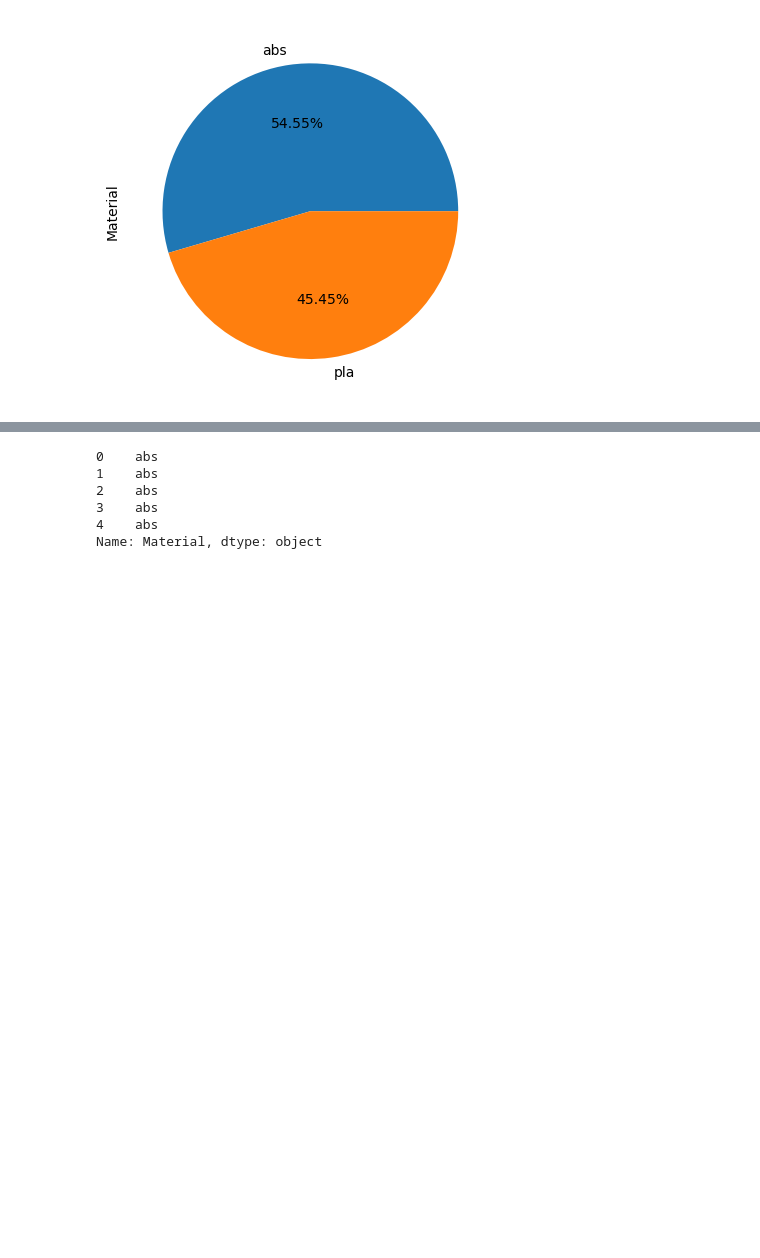
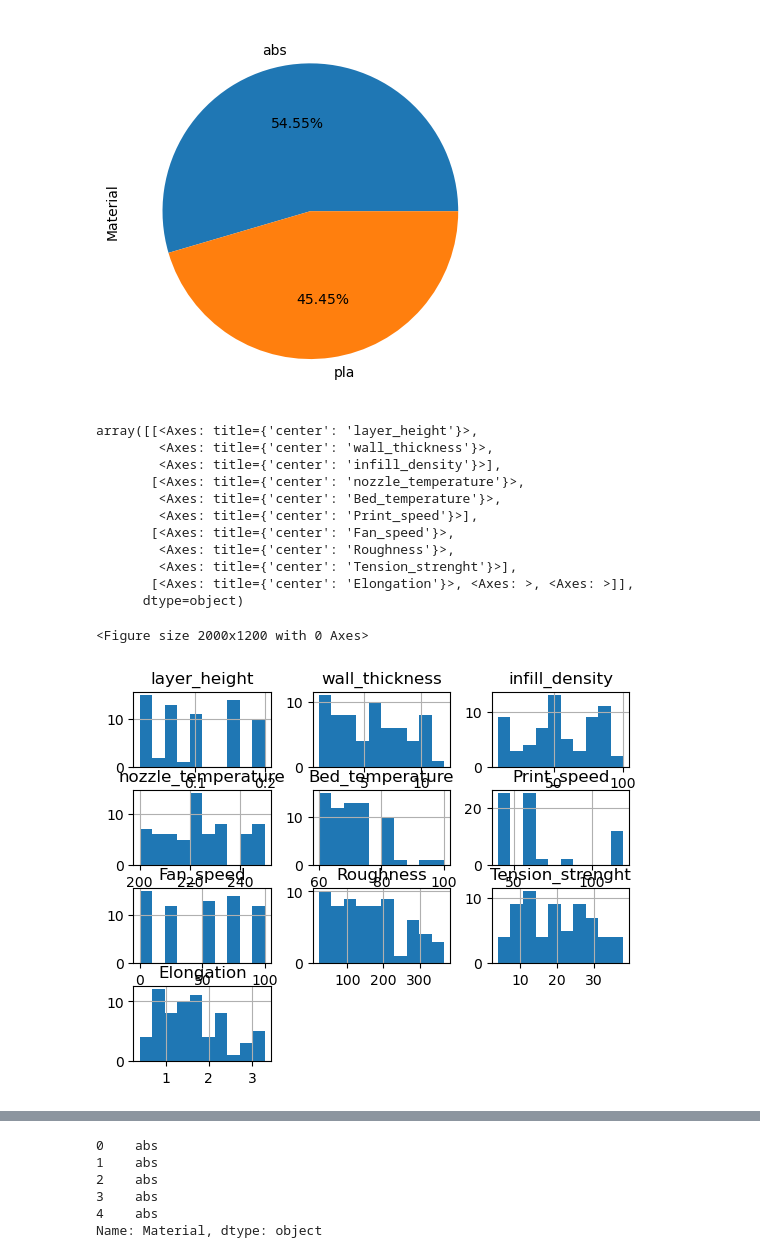
Before and after one commit to ShubhamGupta2505/MachineLearningPractice, a Jupyter notebook: 3d-printer-material-prediction.ipynb, the cells around one changed output, grey strips where cells are left out. Cells and saved outputs as stored; diff of their text form; code cells hidden in the pictures; blank space fills up the shorter version.

Commit message:
Kaggle Notebook | 3D Printer material prediction | Version 5

```diff
--- a/3d-printer-material-prediction.ipynb
+++ b/3d-printer-material-prediction.ipynb
@@ -160,3 +160,20 @@ df['Material'].value_counts().plot.pie(autopct='%1.2f%%')
 # %% [output]
 <Axes: ylabel='Material'>
 [figure]
+# %%
+plt.figure(figsize=(20,12))
+df.hist()
+# %% [output]
+array([[<Axes: title={'center': 'layer_height'}>,
+        <Axes: title={'center': 'wall_thickness'}>,
+        <Axes: title={'center': 'infill_density'}>],
+       [<Axes: title={'center': 'nozzle_temperature'}>,
+        <Axes: title={'center': 'Bed_temperature'}>,
+        <Axes: title={'center': 'Print_speed'}>],
+       [<Axes: title={'center': 'Fan_speed'}>,
+        <Axes: title={'center': 'Roughness'}>,
+        <Axes: title={'center': 'Tension_strenght'}>],
+       [<Axes: title={'center': 'Elongation'}>, <Axes: >, <Axes: >]],
+      dtype=object)
+<Figure size 2000x1200 with 0 Axes>
+[figure, added]
```
Also changed, not shown: parts of 4 cells of this notebook.
